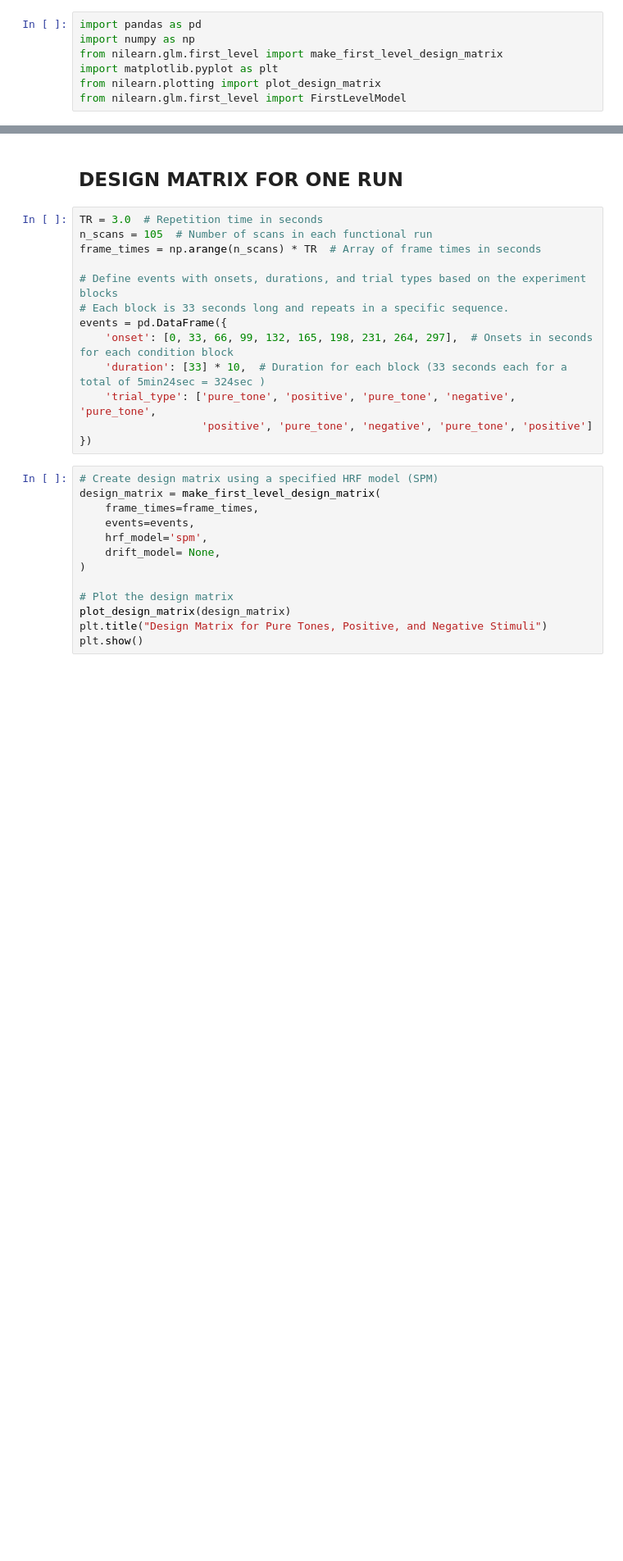
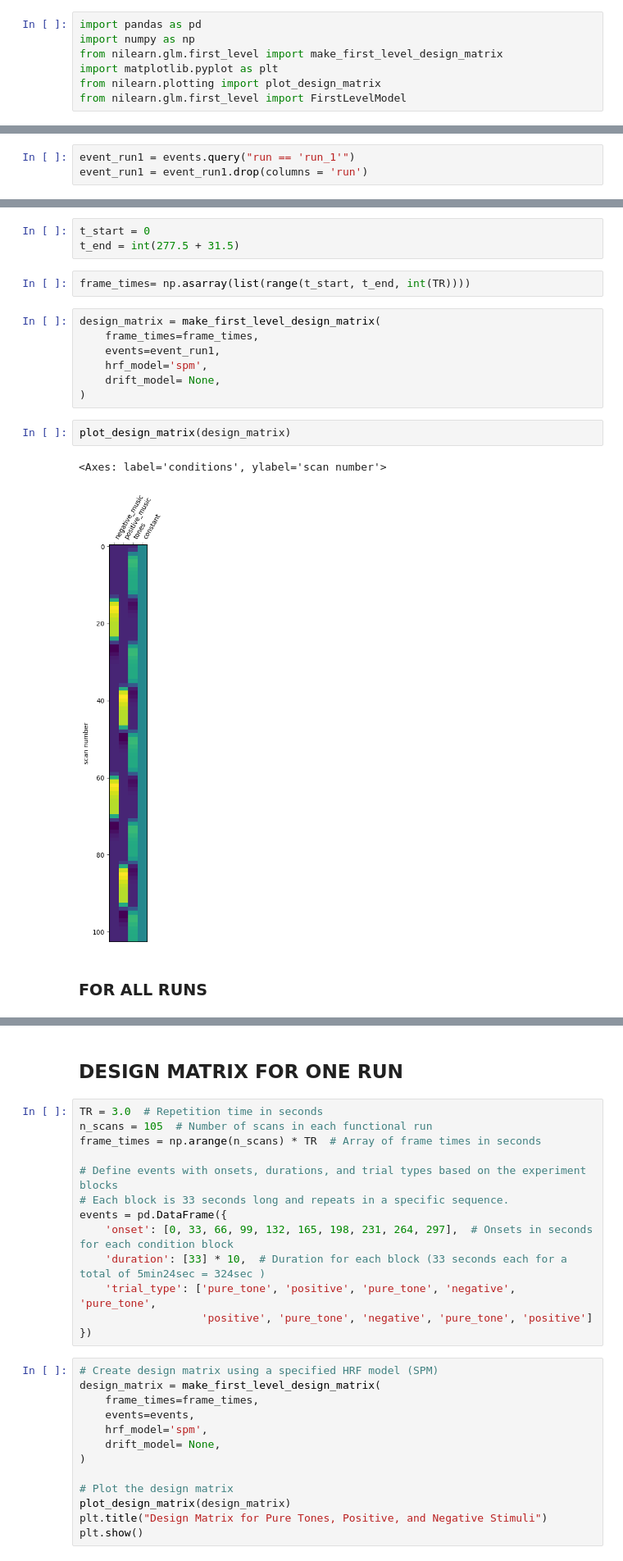
Before and after one commit to loufourneaux/project_1_nssp, a Jupyter notebook: design_matrix_GLM.ipynb, the cells around one changed output, grey strips where cells are left out. Shown at 82% size. Drawn from its saved outputs; the diff is of its cells as text; blank space fills up the shorter version.

Commit message:
use of the file to create event

```diff
--- a/design_matrix_GLM.ipynb
+++ b/design_matrix_GLM.ipynb
@@ -27,0 +52,3 @@ from nilearn.glm.first_level import FirstLevelModel
+# %%
+event_run1 = events.query("run == 'run_1'")
+event_run1 = event_run1.drop(columns = 'run')
@@ -27,0 +68,19 @@ from nilearn.glm.first_level import FirstLevelModel
+# %%
+t_start = 0
+t_end = int(277.5 + 31.5)
+# %%
+frame_times= np.asarray(list(range(t_start, t_end, int(TR))))
+# %%
+design_matrix = make_first_level_design_matrix(
+    frame_times=frame_times,
+    events=event_run1,
+    hrf_model='spm',
+    drift_model= None,
+)
+# %%
+plot_design_matrix(design_matrix)
+# %% [output]
+<Axes: label='conditions', ylabel='scan number'>
+[figure, added]
+# %% [markdown]
+### FOR ALL RUNS
```
Also changed, not shown: parts of 21 cells of this notebook, 2 other files.
